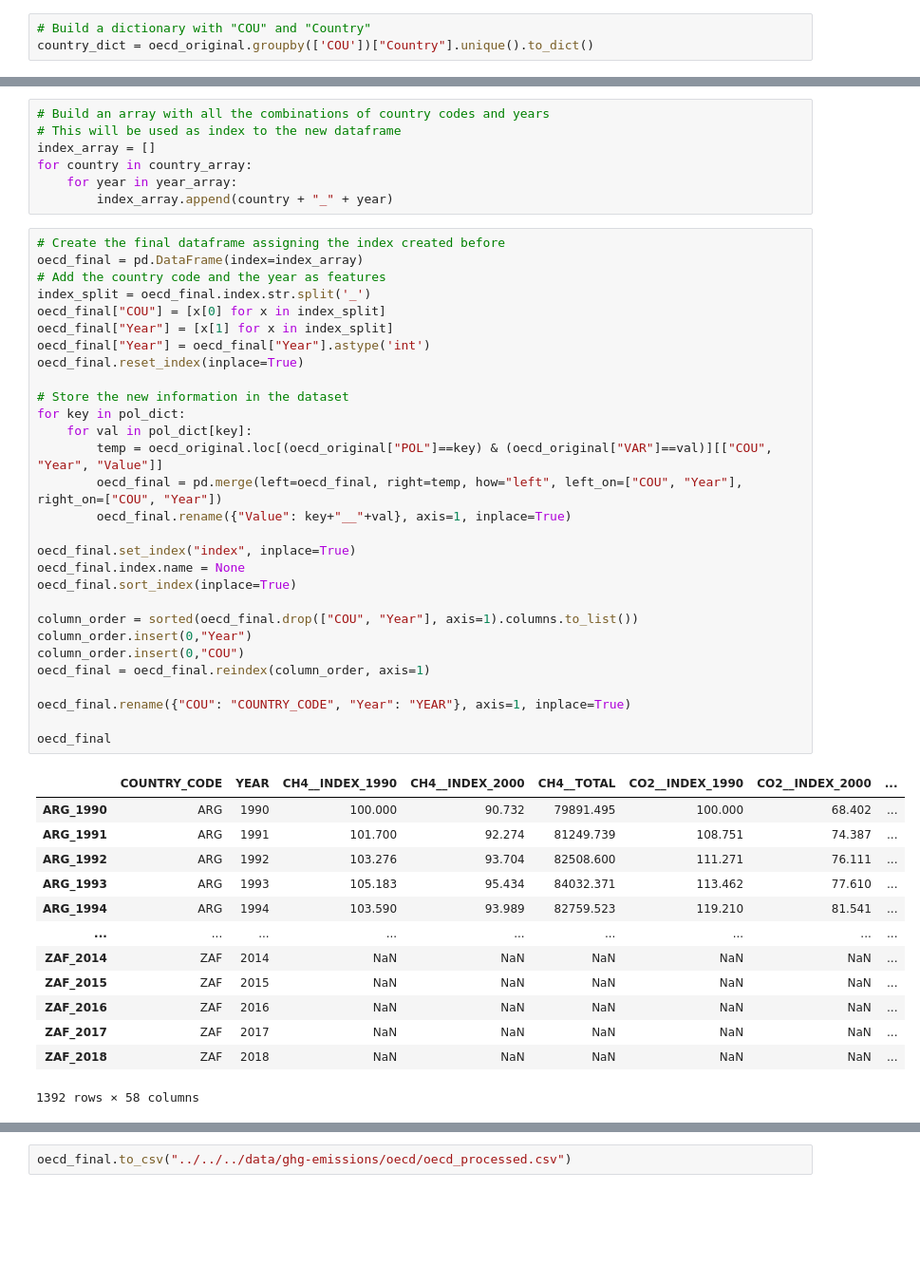
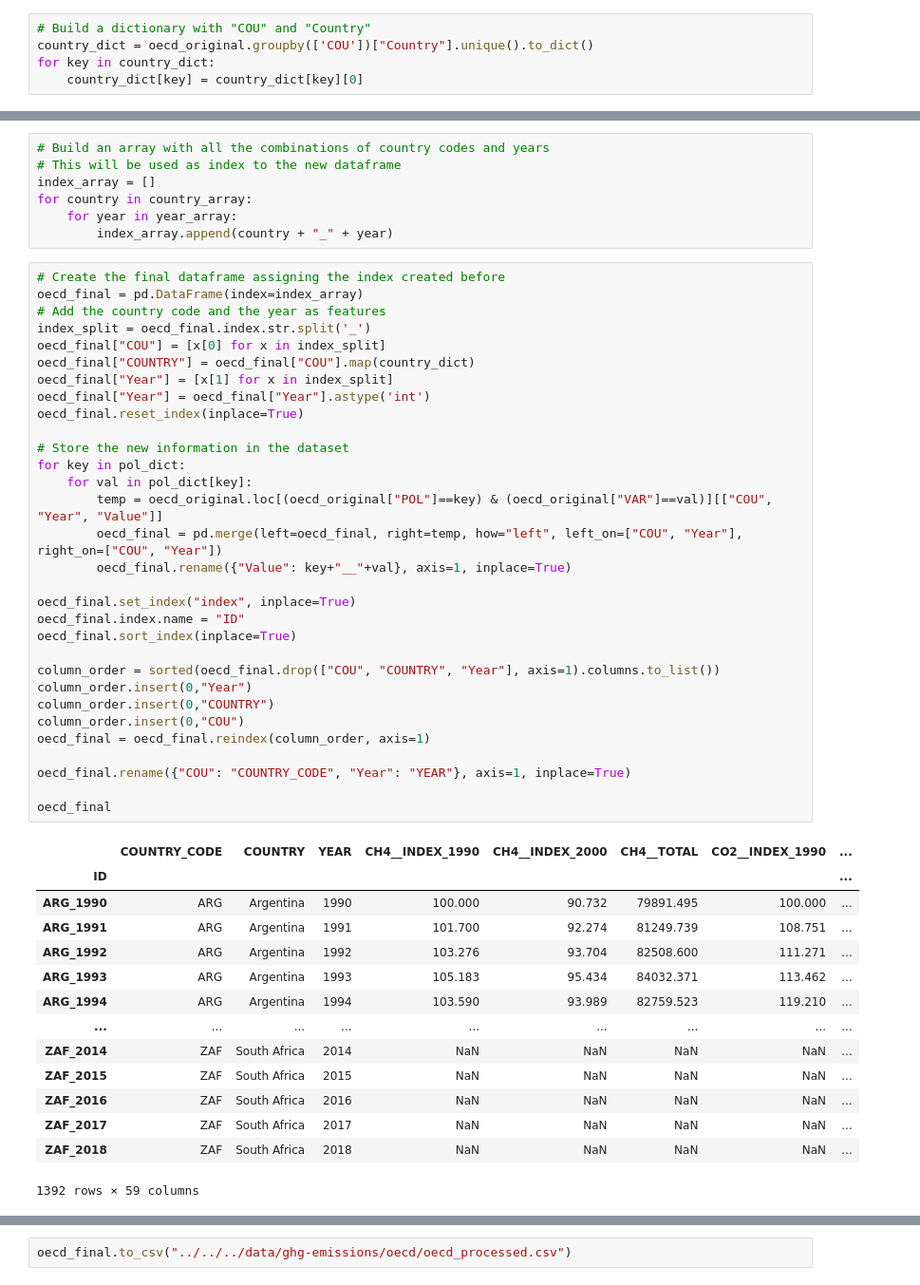
Before and after one commit to OpenGeoScales/ogs-data-exploration, a Jupyter notebook: notebooks/ghg-emissions/oecd/oecd-data-exploration.ipynb, the cells around one changed output, grey strips where cells are left out. Shown at 95% size. Saved outputs shown, nothing was run; the diff lists cells and outputs as text; blank space fills up the shorter version.

```diff
--- a/notebooks/ghg-emissions/oecd/oecd-data-exploration.ipynb
+++ b/notebooks/ghg-emissions/oecd/oecd-data-exploration.ipynb
@@ -195,6 +195,8 @@ For example, **CH4__TOTAL** will correspond to *Total emissions excluding LULUCF
 # %%
 # Build a dictionary with "COU" and "Country"
 country_dict = oecd_original.groupby(['COU'])["Country"].unique().to_dict()
+for key in country_dict:
+    country_dict[key] = country_dict[key][0]
 # %%
 oecd_original.groupby(['POL'])["VAR"].unique()
 # %% [output]
@@ -228,46 +230,49 @@ for country in country_array:
 # %%
 # Create the final dataframe assigning the index created before
 oecd_final = pd.DataFrame(index=index_array)
 # Add the country code and the year as features
 index_split = oecd_final.index.str.split('_')
 oecd_final["COU"] = [x[0] for x in index_split]
+oecd_final["COUNTRY"] = oecd_final["COU"].map(country_dict)
 oecd_final["Year"] = [x[1] for x in index_split]
 oecd_final["Year"] = oecd_final["Year"].astype('int')
 oecd_final.reset_index(inplace=True)
 
 # Store the new information in the dataset
 for key in pol_dict:
     for val in pol_dict[key]:
         temp = oecd_original.loc[(oecd_original["POL"]==key) & (oecd_original["VAR"]==val)][["COU", "Year", "Value"]]
         oecd_final = pd.merge(left=oecd_final, right=temp, how="left", left_on=["COU", "Year"], right_on=["COU", "Year"])
         oecd_final.rename({"Value": key+"__"+val}, axis=1, inplace=True)
 
 oecd_final.set_index("index", inplace=True)
-oecd_final.index.name = None
+oecd_final.index.name = "ID"
 oecd_final.sort_index(inplace=True)
 
-column_order = sorted(oecd_final.drop(["COU", "Year"], axis=1).columns.to_list())
+column_order = sorted(oecd_final.drop(["COU", "COUNTRY", "Year"], axis=1).columns.to_list())
 column_order.insert(0,"Year")
+column_order.insert(0,"COUNTRY")
 column_order.insert(0,"COU")
 oecd_final = oecd_final.reindex(column_order, axis=1)
 
 oecd_final.rename({"COU": "COUNTRY_CODE", "Year": "YEAR"}, axis=1, inplace=True)
 
 oecd_final
 # %% [output]
-|  | COUNTRY_CODE | YEAR | CH4__INDEX_1990 | CH4__INDEX_2000 | CH4__TOTAL | CO2__INDEX_1990 | CO2__INDEX_2000 | ... |
-| ARG_1990 | ARG | 1990 | 100.000 | 90.732 | 79891.495 | 100.000 | 68.402 | ... |
-| ARG_1991 | ARG | 1991 | 101.700 | 92.274 | 81249.739 | 108.751 | 74.387 | ... |
-| ARG_1992 | ARG | 1992 | 103.276 | 93.704 | 82508.600 | 111.271 | 76.111 | ... |
-| ARG_1993 | ARG | 1993 | 105.183 | 95.434 | 84032.371 | 113.462 | 77.610 | ... |
-| ARG_1994 | ARG | 1994 | 103.590 | 93.989 | 82759.523 | 119.210 | 81.541 | ... |
+|  | COUNTRY_CODE | COUNTRY | YEAR | CH4__INDEX_1990 | CH4__INDEX_2000 | CH4__TOTAL | CO2__INDEX_1990 | ... |
+| ID |  |  |  |  |  |  |  | ... |
+| ARG_1990 | ARG | Argentina | 1990 | 100.000 | 90.732 | 79891.495 | 100.000 | ... |
+| ARG_1991 | ARG | Argentina | 1991 | 101.700 | 92.274 | 81249.739 | 108.751 | ... |
+| ARG_1992 | ARG | Argentina | 1992 | 103.276 | 93.704 | 82508.600 | 111.271 | ... |
+| ARG_1993 | ARG | Argentina | 1993 | 105.183 | 95.434 | 84032.371 | 113.462 | ... |
+| ARG_1994 | ARG | Argentina | 1994 | 103.590 | 93.989 | 82759.523 | 119.210 | ... |
 | ... | ... | ... | ... | ... | ... | ... | ... | ... |
-| ZAF_2014 | ZAF | 2014 | NaN | NaN | NaN | NaN | NaN | ... |
-| ZAF_2015 | ZAF | 2015 | NaN | NaN | NaN | NaN | NaN | ... |
-| ZAF_2016 | ZAF | 2016 | NaN | NaN | NaN | NaN | NaN | ... |
-| ZAF_2017 | ZAF | 2017 | NaN | NaN | NaN | NaN | NaN | ... |
-| ZAF_2018 | ZAF | 2018 | NaN | NaN | NaN | NaN | NaN | ... |
+| ZAF_2014 | ZAF | South Africa | 2014 | NaN | NaN | NaN | NaN | ... |
+| ZAF_2015 | ZAF | South Africa | 2015 | NaN | NaN | NaN | NaN | ... |
+| ZAF_2016 | ZAF | South Africa | 2016 | NaN | NaN | NaN | NaN | ... |
+| ZAF_2017 | ZAF | South Africa | 2017 | NaN | NaN | NaN | NaN | ... |
+| ZAF_2018 | ZAF | South Africa | 2018 | NaN | NaN | NaN | NaN | ... |
-1392 rows × 58 columns
+1392 rows × 59 columns
 # %%
 # Visualization of missing values
 msno.matrix(oecd_final)
```
Also changed, not shown: parts of 1 cell of this notebook, 3 other files.
